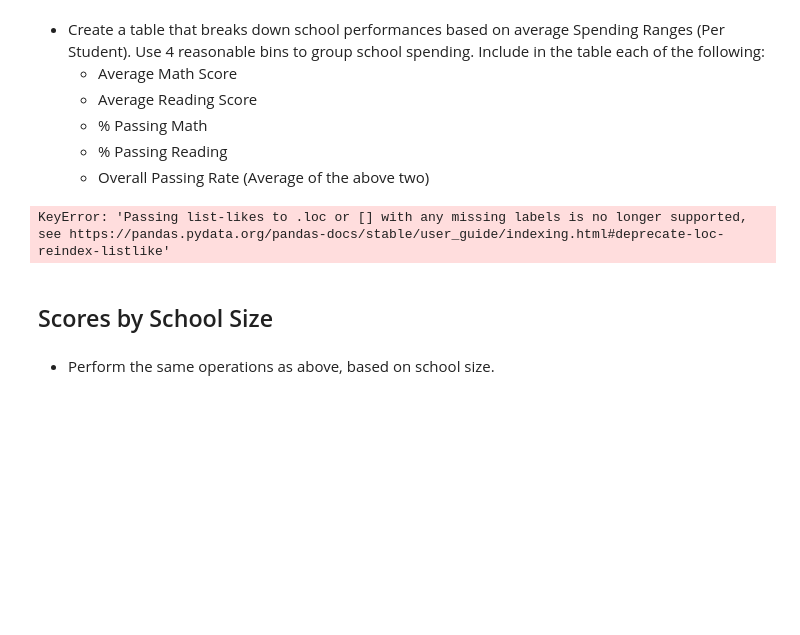
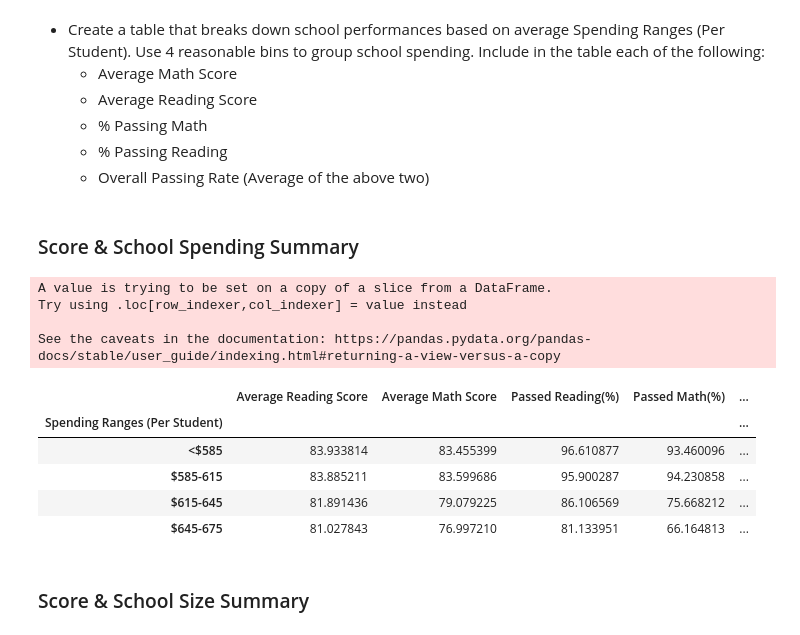
Before and after one commit to Tam-ala/Game-and-School-Stats-with-Pandas, a Jupyter notebook: PyCitySchools/PyCitySchools_Complete.ipynb, the cells around one changed output. Drawn from its saved outputs; the diff is of its cells as text; code cells hidden in the pictures; blank space fills up the shorter version.

Commit message:
added scores by school spending, size, and type

```diff
--- a/PyCitySchools/PyCitySchools_Complete.ipynb
+++ b/PyCitySchools/PyCitySchools_Complete.ipynb
@@ -387,26 +387,36 @@ reading_avg
   * % Passing Math
   * % Passing Reading
   * Overall Passing Rate (Average of the above two)
+# %% [markdown]
+### Score & School Spending Summary
 # %%
 # Sample bins. Feel free to create your own bins.
 spending_bins = [0, 585, 615, 645, 675]
 group_names = ["<$585", "$585-615", "$615-645", "$645-675"]
 # %%
 # Create a new data frame by locating the desired columns
-scores_spending = school_summary_df.loc[:,["Average Reading Score","Average Math Score",
-                                           "Passed Reading(%)","Passed Math(%)","Overal Rate(%)"]]
+scores_spending = school_summary_df[["Average Reading Score","Average Math Score",
+                                     "Passed Reading(%)","Passed Math(%)","Overall Rate(%)"]]
+
 # Add a new columns named Spending Ranges (Per Student) and binning based off budget per student
 scores_spending["Spending Ranges (Per Student)"]= pd.cut(school_summary_df["Budget per Student"],
                                                          spending_bins,labels=group_names)
 # Create a group based off of the bins
 scores_spending = scores_spending.groupby("Spending Ranges (Per Student)").mean()
 scores_spending.head()
 # %% [output]
-KeyError: 'Passing list-likes to .loc or [] with any missing labels is no longer supported, see https://pandas.pydata.org/pandas-docs/stable/user_guide/indexing.html#deprecate-loc-reindex-listlike'
+A value is trying to be set on a copy of a slice from a DataFrame.
+Try using .loc[row_indexer,col_indexer] = value instead
+
+See the caveats in the documentation: https://pandas.pydata.org/pandas-docs/stable/user_guide/indexing.html#returning-a-view-versus-a-copy
+|  | Average Reading Score | Average Math Score | Passed Reading(%) | Passed Math(%) | ... |
+| Spending Ranges (Per Student) |  |  |  |  | ... |
+| <$585 | 83.933814 | 83.455399 | 96.610877 | 93.460096 | ... |
+| $585-615 | 83.885211 | 83.599686 | 95.900287 | 94.230858 | ... |
+| $615-645 | 81.891436 | 79.079225 | 86.106569 | 75.668212 | ... |
+| $645-675 | 81.027843 | 76.997210 | 81.133951 | 66.164813 | ... |
 # %% [markdown]
-## Scores by School Size
+### Score & School Size Summary
-# %% [markdown]
-* Perform the same operations as above, based on school size.
 # %%
 # Sample bins. Feel free to create your own bins.
 size_bins = [0, 1000, 2000, 5000]
```
Also changed, not shown: parts of 6 cells of this notebook.
